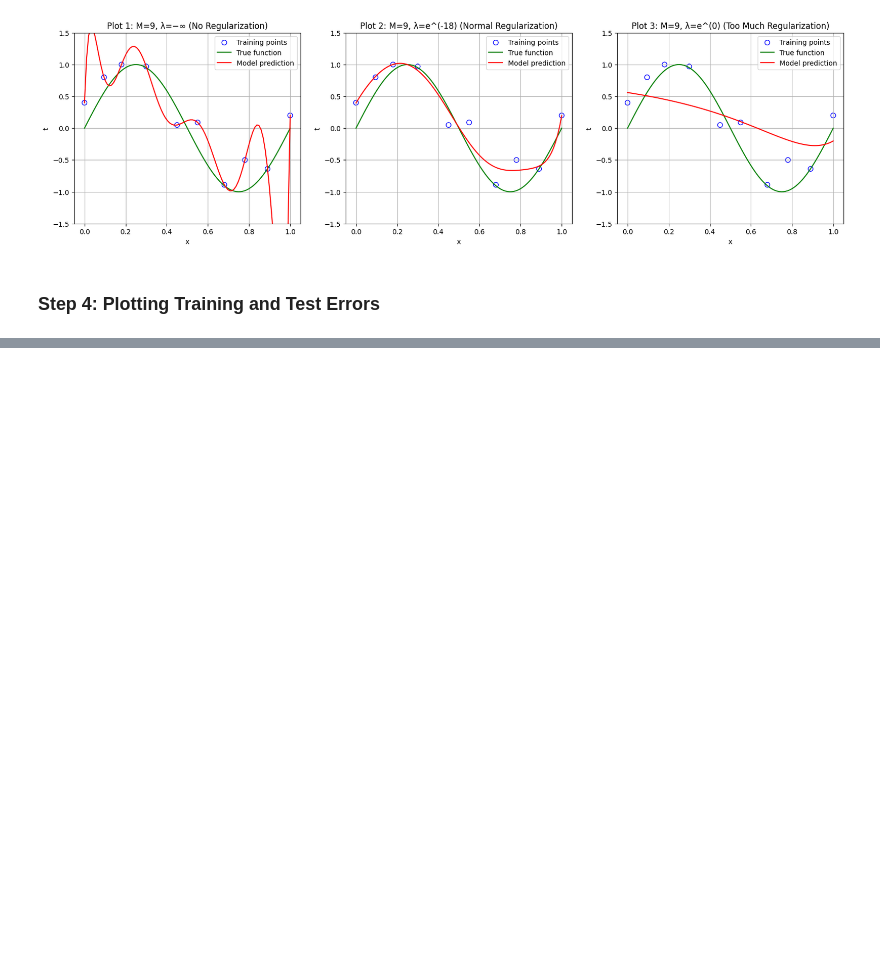
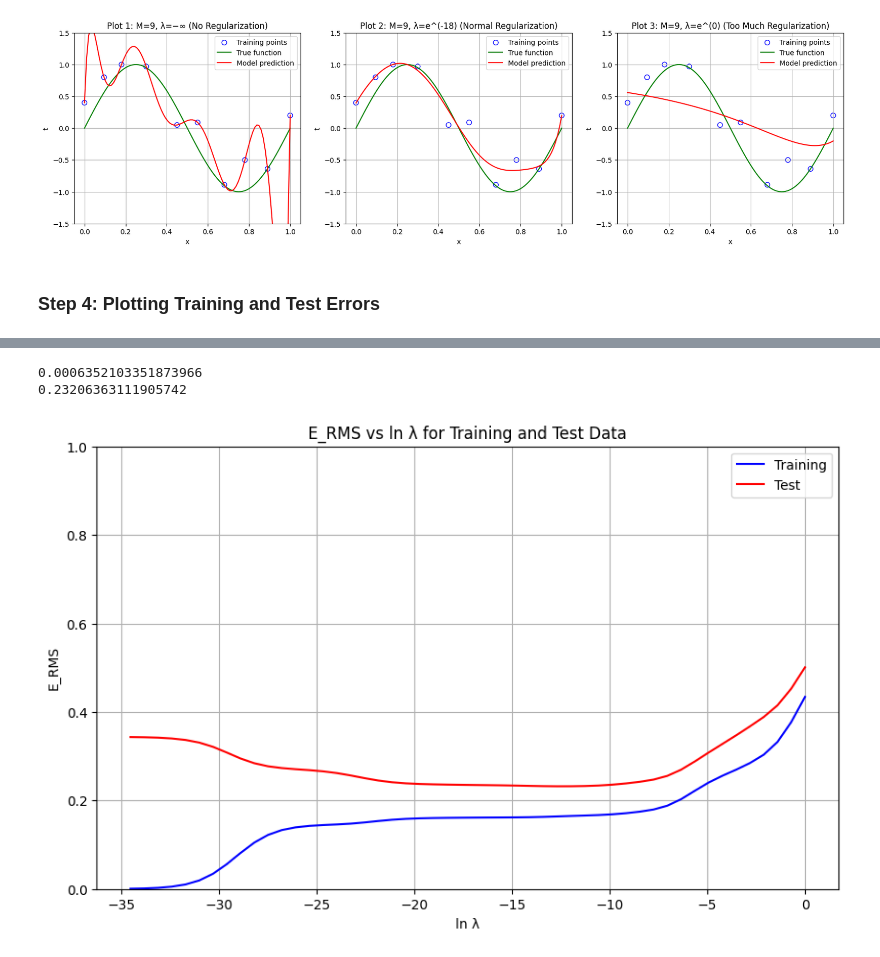
Before and after one commit to MLol-3/Machine-learning-class67, a Jupyter notebook: Ridge regression/Q2.ipynb, the cells around one changed output, grey strips where cells are left out. Cells and saved outputs as stored; diff of their text form; code cells hidden in the pictures; blank space fills up the shorter version.

```diff
--- a/Ridge regression/Q2.ipynb
+++ b/Ridge regression/Q2.ipynb
@@ -23,7 +23,7 @@ y = np.array([0.4, 0.8, 1, 0.97, 0.05, 0.09, -0.89, -0.5, -0.64, 0.2])
 # Generate Test data
 data_n = 10
 x_test = np.linspace(0, 1, data_n)
-y_test = np.sin(2 * np.pi * x_test) + np.random.randn(data_n) * 0.15
+y_test = np.sin(2 * np.pi * x_test) + np.random.randn(data_n) * 0.25
 # %%
 # # Generate 100 data points with random x-values between 0 and 1
 # x = np.random.rand(100)
@@ -109,0 +108,41 @@ plt.show()
+# %%
+# Range of lambda values on a log scale
+lambdas = np.logspace(-15, 0, 50)
+
+# Store errors for training and test data
+train_errors = []
+test_errors = []
+
+# Polynomial regression with Ridge regularization
+degree = 9
+for l in lambdas:
+    model = make_pipeline(PolynomialFeatures(degree), Ridge(alpha=l))
+    model.fit(x[:, np.newaxis], y)
+
+    y_train_pred = model.predict(x[:, np.newaxis])
+    y_test_pred = model.predict(x_test[:, np.newaxis])
+
+    train_errors.append(np.sqrt(mean_squared_error(y, y_train_pred)))
+    test_errors.append(np.sqrt(mean_squared_error(y_test, y_test_pred)))
+
+# Plot the errors
+print(min(train_errors))
+print(min(test_errors))
+plt.figure(figsize=(10, 6))
+plt.plot(np.log(lambdas), train_errors, label='Training', color='blue')
+plt.plot(np.log(lambdas), test_errors, label='Test', color='red')
+plt.xlabel('ln λ')
+plt.ylabel('E_RMS')
+plt.title('E_RMS vs ln λ for Training and Test Data')
+
+# Dynamic y-axis range
+y_min, y_max = 0, 1  # Set y-axis limits
+plt.ylim(y_min, y_max)
+
+plt.legend()
+plt.grid(True)
+plt.show()
+# %% [output]
+0.0006352103351873966
+0.23206363111905742
+[figure, added]
```
Also changed, not shown: parts of 1 cell of this notebook.
